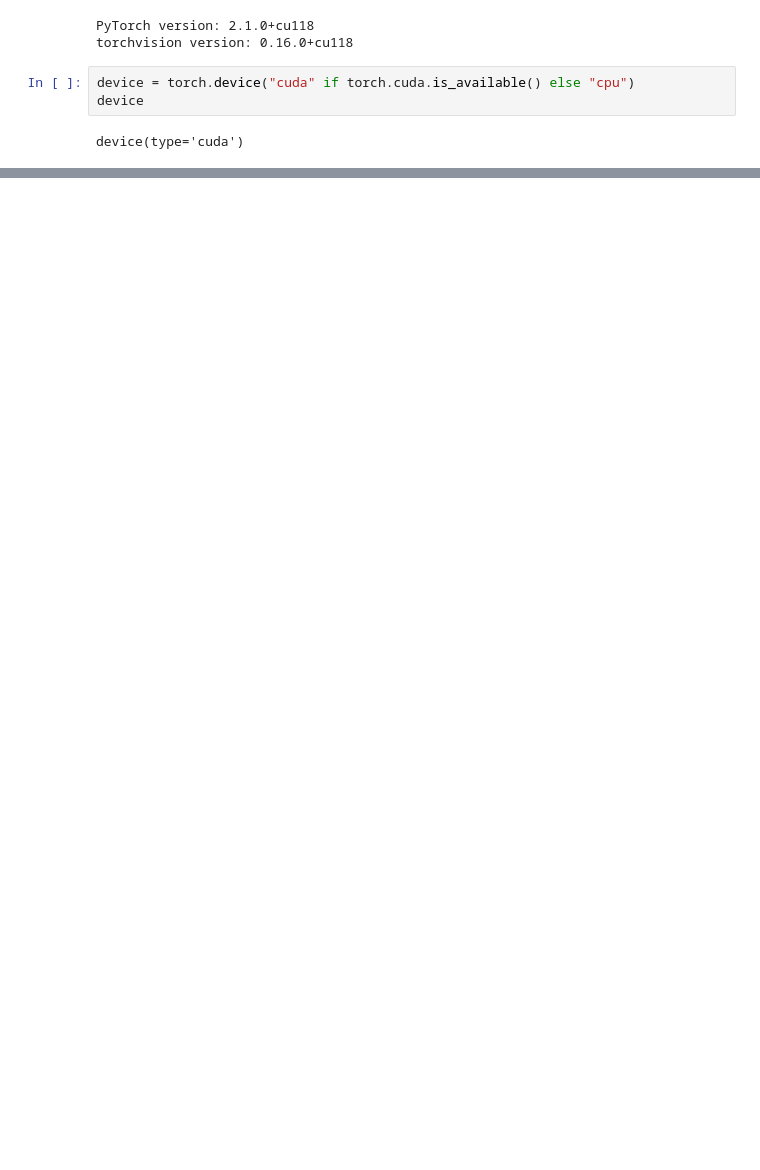
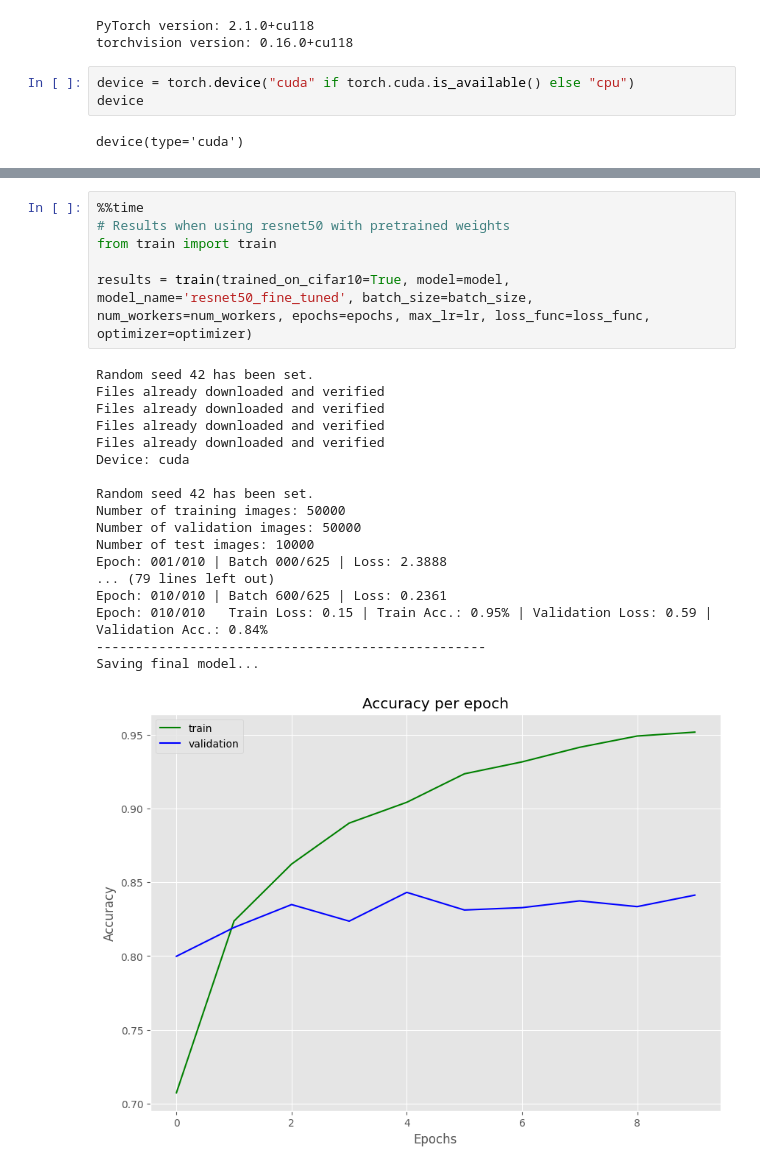
Before and after one commit to myng15/xAI-project-computer-vision, a Jupyter notebook: project-step-0-cifar10.ipynb, the cells around one changed output, grey strips where cells are left out. Drawn from its saved outputs; the diff is of its cells as text; blank space fills up the shorter version.

```diff
--- a/project-step-0-cifar10.ipynb
+++ b/project-step-0-cifar10.ipynb
@@ -729,0 +308,25 @@ plt.show()
+# %%
+%%time
+# Results when using resnet50 with pretrained weights
+from train import train
+
+results = train(trained_on_cifar10=True, model=model, model_name='resnet50_fine_tuned', batch_size=batch_size, num_workers=num_workers, epochs=epochs, max_lr=lr, loss_func=loss_func, optimizer=optimizer)
+# %% [output]
+Random seed 42 has been set.
+Files already downloaded and verified
+Files already downloaded and verified
+Files already downloaded and verified
+Files already downloaded and verified
+Device: cuda
+
+Random seed 42 has been set.
+Number of training images: 50000
+Number of validation images: 50000
+Number of test images: 10000
+Epoch: 001/010 | Batch 000/625 | Loss: 2.3888
+... (79 lines left out)
+Epoch: 010/010 | Batch 600/625 | Loss: 0.2361
+Epoch: 010/010   Train Loss: 0.15 | Train Acc.: 0.95% | Validation Loss: 0.59 | Validation Acc.: 0.84%
+--------------------------------------------------
+Saving final model...
+[figure, added]
```
Also changed, not shown: parts of 61 cells of this notebook.
